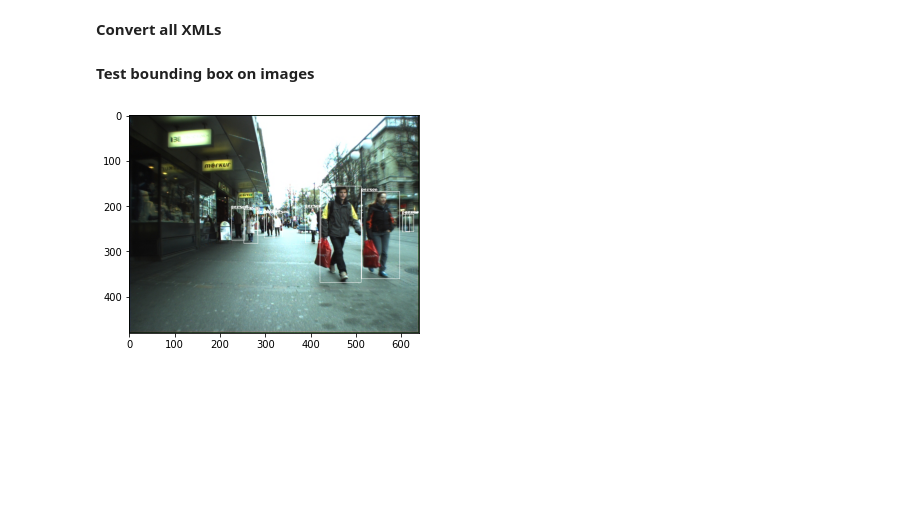
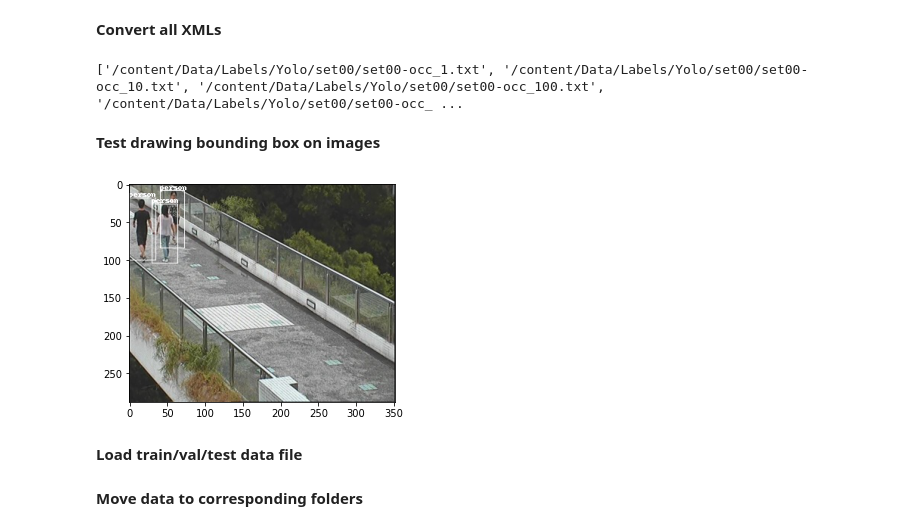
Before and after one commit to runqingz/CSC2515YOLOPedestrianDetection, a Jupyter notebook: Yolor.ipynb, the cells around one changed output. Saved outputs shown, nothing was run; the diff lists cells and outputs as text; code cells hidden in the pictures; blank space fills up the shorter version.

Commit message:
Fix data and implement code to process train/val/test data for Yolo

```diff
--- a/Yolor.ipynb
+++ b/Yolor.ipynb
@@ -109,31 +120,37 @@ def convert_to_yolor(info_dict, output_path):
 # %% [markdown]
 **Convert all XMLs**
 # %%
-import os
-from tqdm import tqdm
 
-input_path = '/content/Data/Label'
-output_path = '/content/Data/Label/YoloR'
+
+input_path = '/content/Data/Labels'
+output_path = '/content/Data/Labels/Yolo'
 
 # Get the annotations
-annotations = [os.path.join(input_path, x) for x in os.listdir(input_path) if x[-3:] == "xml"]
+sub_dirs = os.listdir(input_path)
+annotations = []
+for sub_dir in sub_dirs:
+    set_path = os.path.join(input_path, sub_dir)
+    outset_path = os.path.join(output_path, sub_dir)
+
+    if not os.path.exists(outset_path):
+        os.makedirs(outset_path)
+
+    annotation = [os.path.join(set_path, x) for x in os.listdir(set_path) if x[-3:] == "xml"]
+    for ann in annotation:
+        info_dict = extract_info_from_xml(ann)
+        convert_to_yolor(info_dict, outset_path)
+    annotations = annotations + [os.path.join(outset_path, x) for x in os.listdir(outset_path) if x[-3:] == "txt"]
+
 annotations.sort()
-
-# Convert and save the annotations
-for ann in tqdm(annotations):
-    info_dict = extract_info_from_xml(ann)
-    convert_to_yolor(info_dict, output_path)
-annotations = [os.path.join(output_path, x) for x in os.listdir(output_path) if x[-3:] == "txt"]
+print(annotations)
+# %% [output]
+['/content/Data/Labels/Yolo/set00/set00-occ_1.txt', '/content/Data/Labels/Yolo/set00/set00-occ_10.txt', '/content/Data/Labels/Yolo/set00/set00-occ_100.txt', '/content/Data/Labels/Yolo/set00/set00-occ_ ...
 # %% [markdown]
-**Test bounding box on images**
+**Test drawing bounding box on images**
 # %%
-import random
-from IPython.display import Image
-from PIL import Image, ImageDraw
-import numpy as np
-import matplotlib.pyplot as plt
 
-image_path = '/content/Data/Image'
+
+image_path = '/content/Data/Images'
 
 class_id_to_name_mapping = (dict(zip(class_name_to_id_mapping.values(), class_name_to_id_mapping.keys())))
 
@@ -155,35 +172,36 @@ def plot_bounding_box(image, annotation_list):
     for ann in transformed_annotations:
         obj_cls, x0, y0, x1, y1 = ann
         plotted_image.rectangle(((x0,y0), (x1,y1)))
 
         plotted_image.text((x0, y0 - 10), class_id_to_name_mapping[(int(obj_cls))])
 
     plt.imshow(np.array(image))
     plt.show()
 
 # Get any random annotation file
 annotation_file = random.choice(annotations)
 with open(annotation_file, "r") as file:
     annotation_list = file.read().split("\n")[:-1]
     annotation_list = [x.split(" ") for x in annotation_list]
     annotation_list = [[float(y) for y in x ] for x in annotation_list]
 
 #Get the corresponding image file
 label_file_name = os.path.basename(annotation_file)
 
-image_file_token = label_file_name.split('_')
-image_dir = image_file_token[1]
-image_file_name = image_file_token[2]
+image_file_token = label_file_name.split('-')
+image_dir = image_file_token[0]
 
-image_file = os.path.join(image_path, image_dir,image_file_name.replace("txt", "jpg"))
+image_file = os.path.join(image_path, image_dir,label_file_name.replace("txt", "jpg"))
 
 #print(image_file)
 assert os.path.exists(image_file)
 
 #Load the image
 image = Image.open(image_file)
 
 #Plot the Bounding Box
 plot_bounding_box(image, annotation_list)
 # %% [output]
-[figure, old version]
+[figure, new version]
+# %% [markdown]
+**Load train/val/test data file**
@@ -189,0 +250,2 @@ plot_bounding_box(image, annotation_list)
+# %% [markdown]
+**Move data to corresponding folders**
```
Also changed, not shown: parts of 7 cells of this notebook.
